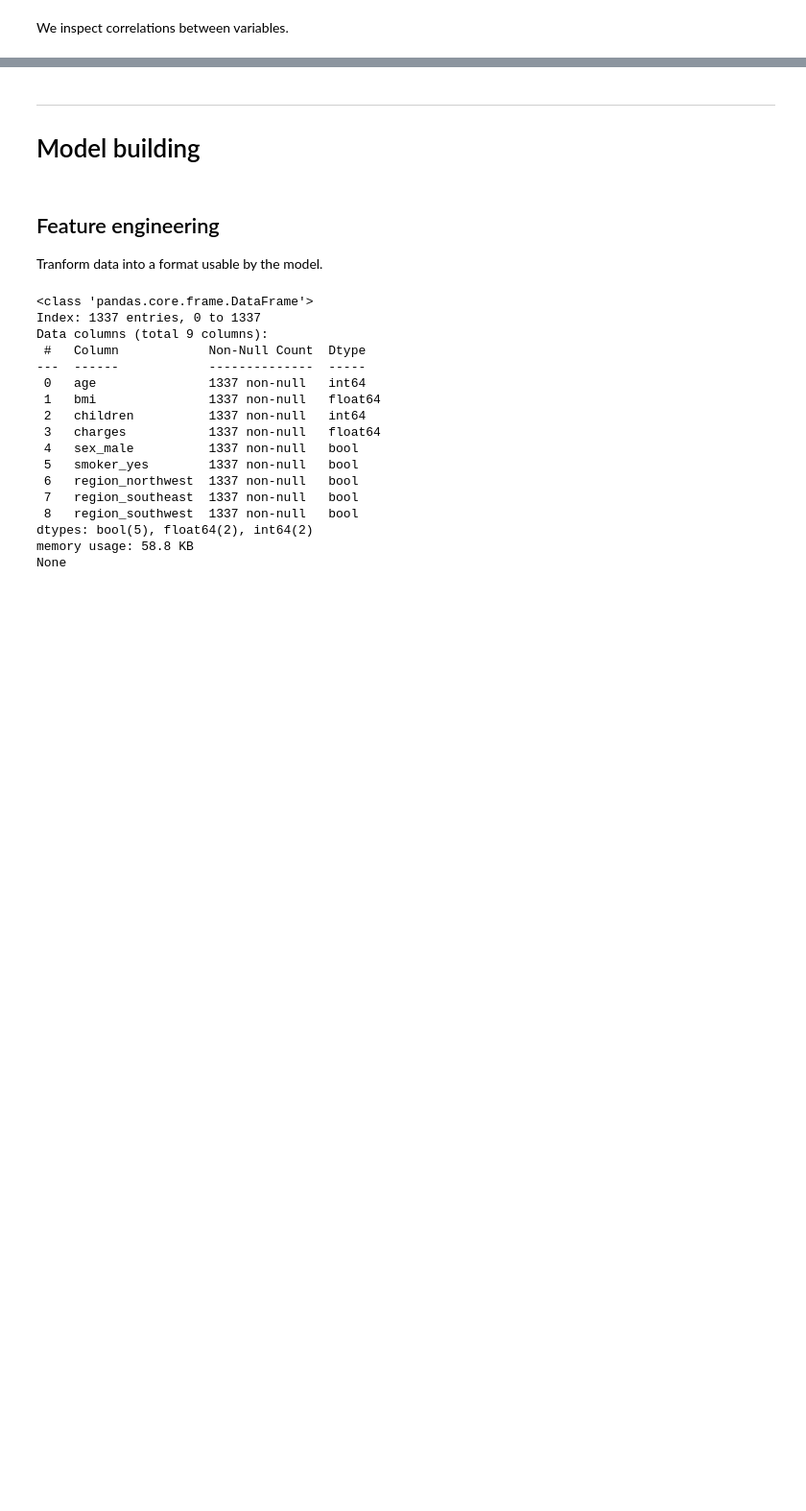
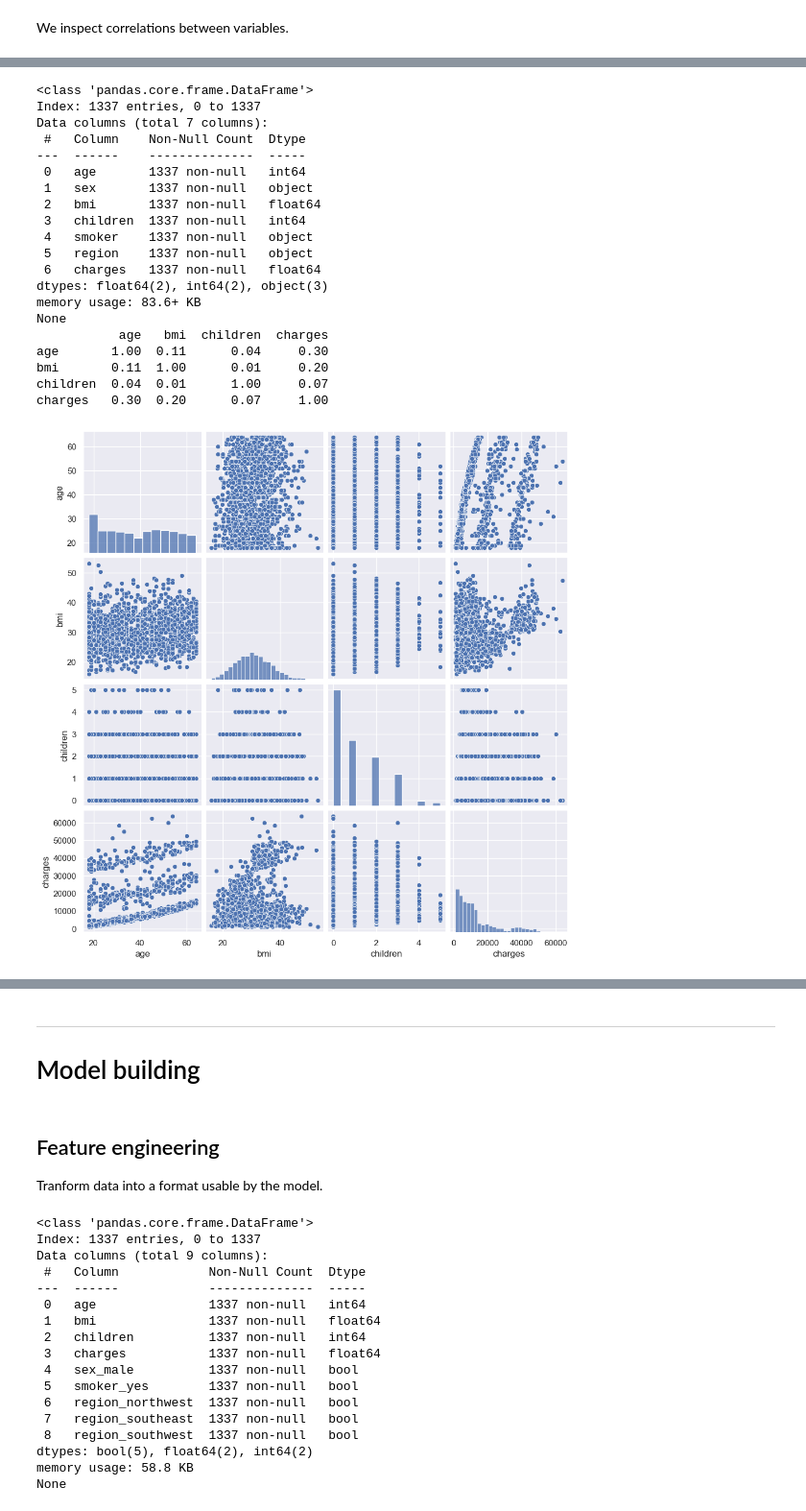
Before and after one commit to bartekmal/med-cost-prediction, a Jupyter notebook: main.ipynb, the cells around one changed output, grey strips where cells are left out. Shown at 96% size. Cells and saved outputs as stored; diff of their text form; code cells hidden in the pictures; blank space fills up the shorter version.

```diff
--- a/main.ipynb
+++ b/main.ipynb
@@ -211,0 +210,53 @@ charges   0.30  0.20      0.07     1.00
+# %%
+# check correlations
+print(df.info())
+
+# Pearson coefficient
+# ! only for numerical columns
+correlations = df[numerical_candidates].corr()
+print(correlations.round(2))
+# sns.heatmap(correlations, annot=True, cmap='coolwarm', fmt=".2f")
+# plt.show()
+
+# scatter plots
+# ! only for numerical columns
+sns.pairplot(data=df[numerical_candidates])
+# sns.scatterplot(data=df[numerical_candidates], x="x", y="y")
+plt.show()
+
+# ! only for categorical columns
+for categorical in categorical_candidates:
+    # boxplots (target distributions VS categories)
+    df.boxplot(column = [target_column], by = categorical)
+    plt.show()
+
+    # barplots (avg / simpler visualization)
+    # sns.barplot(data=df, x=categorical, y=target_column)
+    # plt.xticks(rotation=90)
+    # plt.show()
+
+# ? all columns (detailed distributions / simpler: boxplots)
+# stratification: target distribution VS feature regions (numerical: need to define regions)
+# intersection with target: feature distributions VS target regions
+# %% [output]
+<class 'pandas.core.frame.DataFrame'>
+Index: 1337 entries, 0 to 1337
+Data columns (total 7 columns):
+ #   Column    Non-Null Count  Dtype
+---  ------    --------------  -----
+ 0   age       1337 non-null   int64
+ 1   sex       1337 non-null   object
+ 2   bmi       1337 non-null   float64
+ 3   children  1337 non-null   int64
+ 4   smoker    1337 non-null   object
+ 5   region    1337 non-null   object
+ 6   charges   1337 non-null   float64
+dtypes: float64(2), int64(2), object(3)
+memory usage: 83.6+ KB
+None
+           age   bmi  children  charges
+age       1.00  0.11      0.04     0.30
+bmi       0.11  1.00      0.01     0.20
+children  0.04  0.01      1.00     0.07
+charges   0.30  0.20      0.07     1.00
+[figure, added]
```
Also changed, not shown: parts of 7 cells of this notebook.
